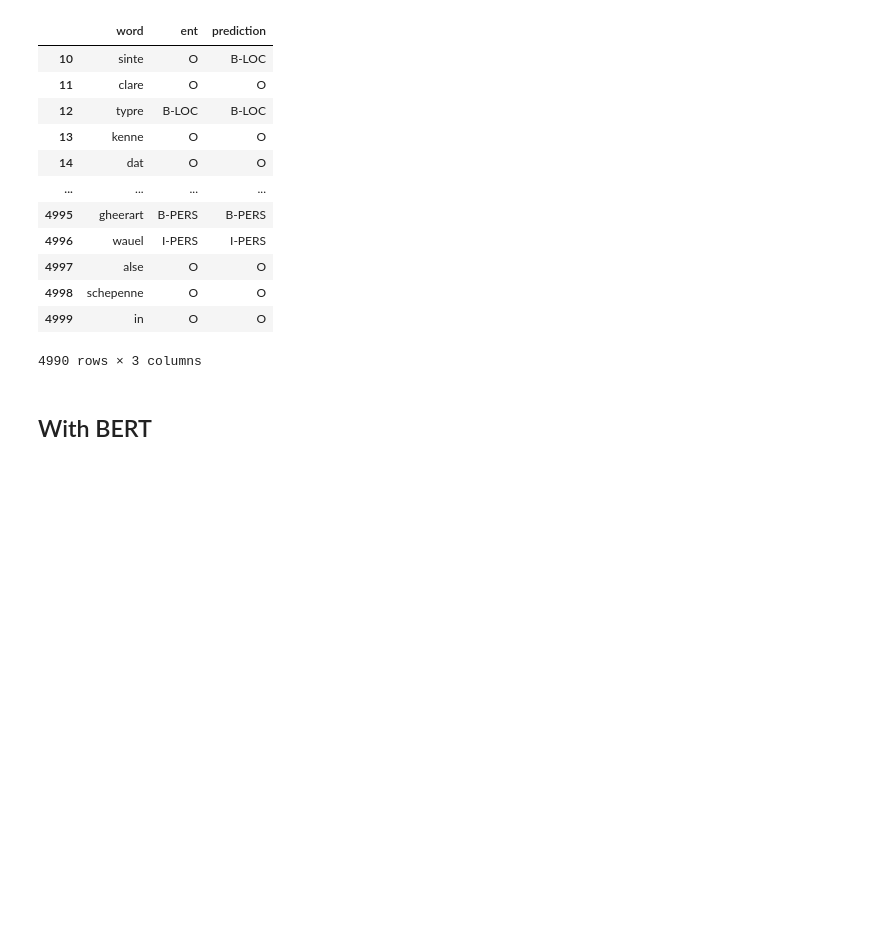
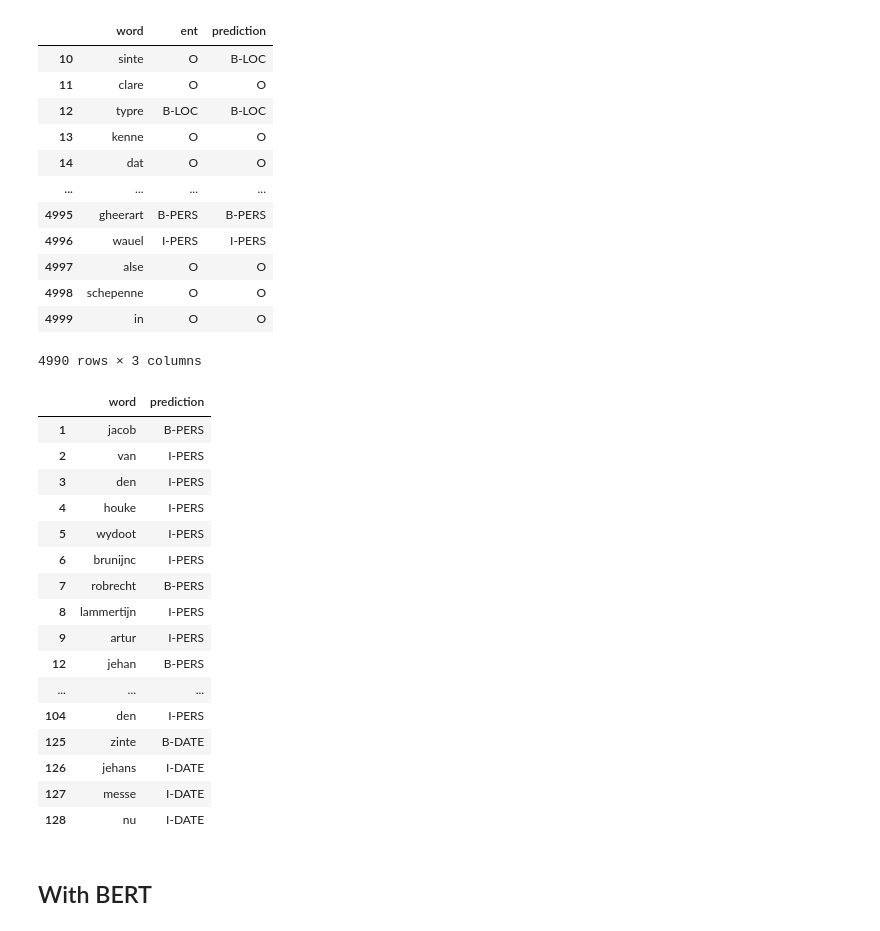
Before and after one commit to MarijkeBeersmans/MiddelNER-Middelnederlandse-named-entity-recognition, a Jupyter notebook: ModelMiddelNederlandseNER.ipynb, the cells around one changed output. Cells and saved outputs as stored; diff of their text form; code cells hidden in the pictures; blank space fills up the shorter version.

```diff
--- a/ModelMiddelNederlandseNER.ipynb
+++ b/ModelMiddelNederlandseNER.ipynb
@@ -304,6 +309,53 @@ df_errors[10:5000]
 | 4998 | schepenne | O | O |
 | 4999 | in | O | O |
 4990 rows × 3 columns
+# %%
+#from charter H084p35401
+
+txt = """Wie jacob van den houke wydoot brunijnc Robrecht lammertijn artur veyse en jehan abelkin Scepene van der poort van veurne doen te wetene
+tallen den gonen die deze lre zullen zien of horen leisen Dat jehan de buc de tanne en pieroene zijn wijf camen voor ons Ende ghauen vp wel en
+wettlike met halme en met ghiften jehan den breden onzen poorte zes sceleghe par. siaers eweliker renten den groten tournoisen ouer
+twalef peninghe par. of andre munte jnt auenant ligghende onder de stede trechof en de recken die jehans van den recke waren daer
+hanekin vranke nu wonende es te gheldene jehan den brede vors. of den ex bringhe van deze  lre te tween payementen jnt jaer dats te
+wetene dene helt te zinte jehans messe nu eerst"""
+
+txt = clean_words(txt)
+
+def predict_classes(my_model, input_txt):
+  input_txt = input_txt.split()
+  input_tokens = [[word2idx[w] if w in word2idx.keys() else 1 for w in input_txt]]
+  input_tokens = pad_sequences(maxlen = 250, sequences = input_tokens, padding = "post", value = word2idx["PAD"])
+  y_pred = my_model.predict(input_tokens)
+  y_pred = np.argmax(y_pred, axis=-1)
+  y_pred = [[idx2tag[i] for i in row] for row in y_pred]
+  # y_pred = [y_seq[:len(y_test[i])] for i, y_seq in enumerate(y_pred)]
+  return y_pred
+
+pred = predict_classes(model, txt)
+
+flat_pred = [item for l in pred for item in l]
+
+df_errors = pd.DataFrame(list(zip(txt.split(), flat_pred)), columns=['word','prediction'])
+# %%
+df_errors[df_errors['prediction'] != 'O']
+# %% [output]
+|  | word | prediction |
+| 1 | jacob | B-PERS |
+| 2 | van | I-PERS |
+| 3 | den | I-PERS |
+| 4 | houke | I-PERS |
+| 5 | wydoot | I-PERS |
+| 6 | brunijnc | I-PERS |
+| 7 | robrecht | B-PERS |
+| 8 | lammertijn | I-PERS |
+| 9 | artur | I-PERS |
+| 12 | jehan | B-PERS |
+| ... | ... | ... |
+| 104 | den | I-PERS |
+| 125 | zinte | B-DATE |
+| 126 | jehans | I-DATE |
+| 127 | messe | I-DATE |
+| 128 | nu | I-DATE |
 # %% [markdown]
 ## With BERT
 # %%
```
Also changed, not shown: parts of 13 cells of this notebook.
